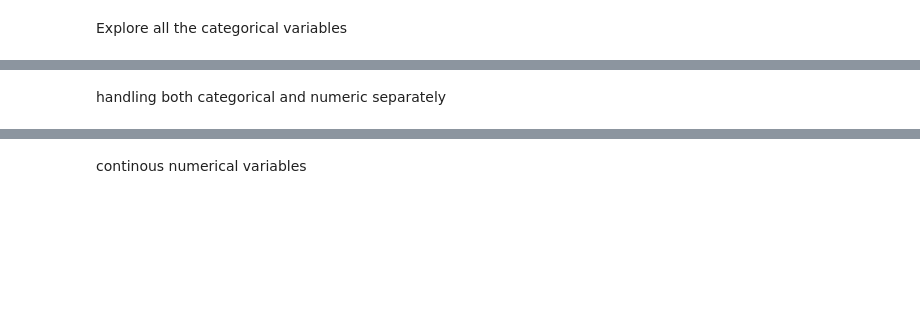
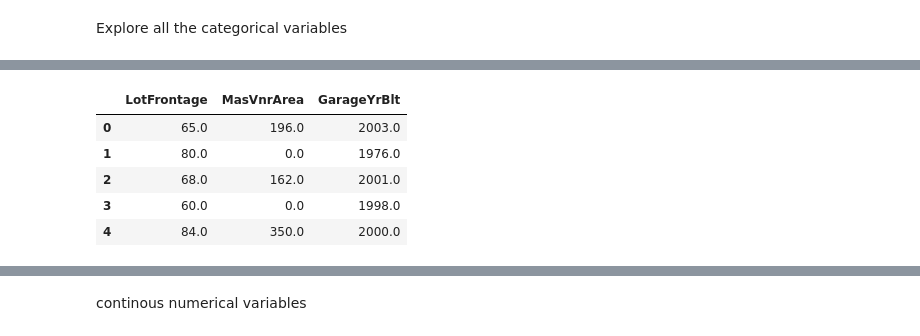
Before and after one commit to Karlajack/MachineLearning1, a Jupyter notebook: housepoject.ipynb, the cells around one changed output, grey strips where cells are left out. Saved outputs shown, nothing was run; the diff lists cells and outputs as text; code cells hidden in the pictures; blank space fills up the shorter version.

```diff
--- a/housepoject.ipynb
+++ b/housepoject.ipynb
@@ -181,8 +153,0 @@ categorical.fillna('None').head()
-# %% [markdown]
-handling both categorical and numeric separately
-# %%
-# for var in numerical.columns:
-#     numerical.fillna(numerical[var].mode()[0])
-# numerical.isnull().sum()
-for var in ['lotfrontage','garageyrblt','masvnrarea']:
-    train[var]=train[var].fillna(train[var].mode()[0])
@@ -193,2 +156,20 @@ for var in ['alley','miscfeature','poolqc','fence','fireplacequ','garagecond','g
+# %%
+## Data preparation
+#Missingess
+#imputing categorical values with mode
+categorical_cols=train.select_dtypes(include=['object']).columns
+train[categorical_cols]=train[categorical_cols].fillna(train[categorical_cols].mode().iloc[0])
+train[categorical_cols].head()
+#imputing numerical values with Median
+numerical_cols=train.select_dtypes(include=['float64']).columns
+train[numerical_cols]=train[numerical_cols].fillna(train[numerical_cols].median())
+train[numerical_cols].head()
+# %% [output]
+|  | LotFrontage | MasVnrArea | GarageYrBlt |
+| 0 | 65.0 | 196.0 | 2003.0 |
+| 1 | 80.0 | 0.0 | 1976.0 |
+| 2 | 68.0 | 162.0 | 2001.0 |
+| 3 | 60.0 | 0.0 | 1998.0 |
+| 4 | 84.0 | 350.0 | 2000.0 |
 # %%
 train.isnull().sum().sort_values(ascending=False)
```
Also changed, not shown: parts of 29 cells of this notebook.
